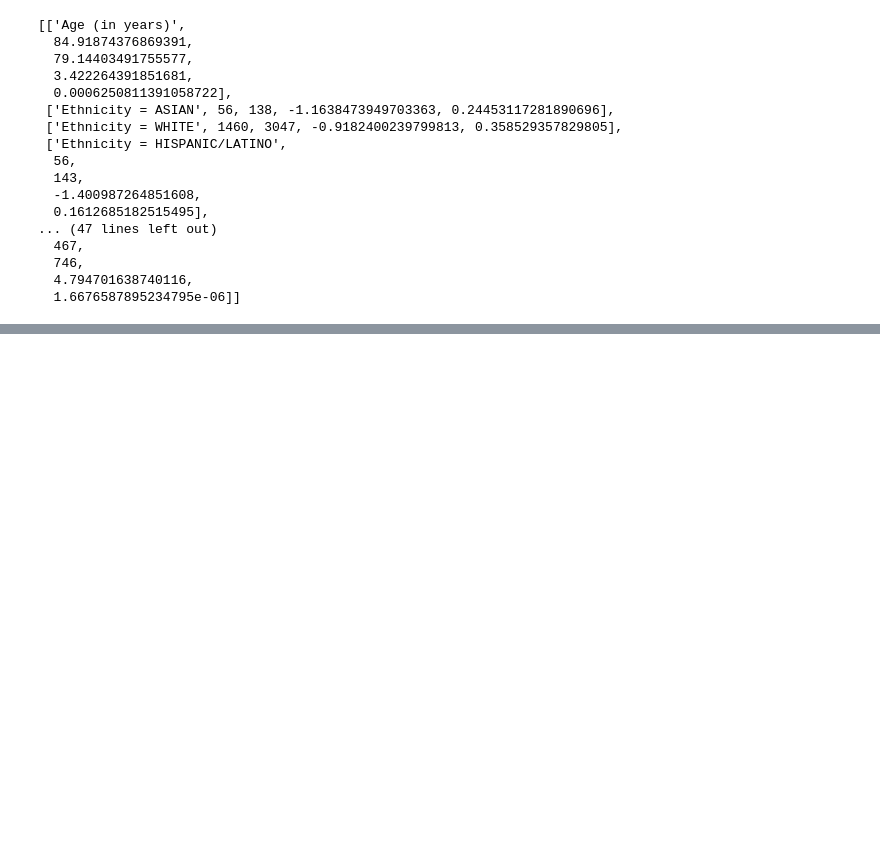
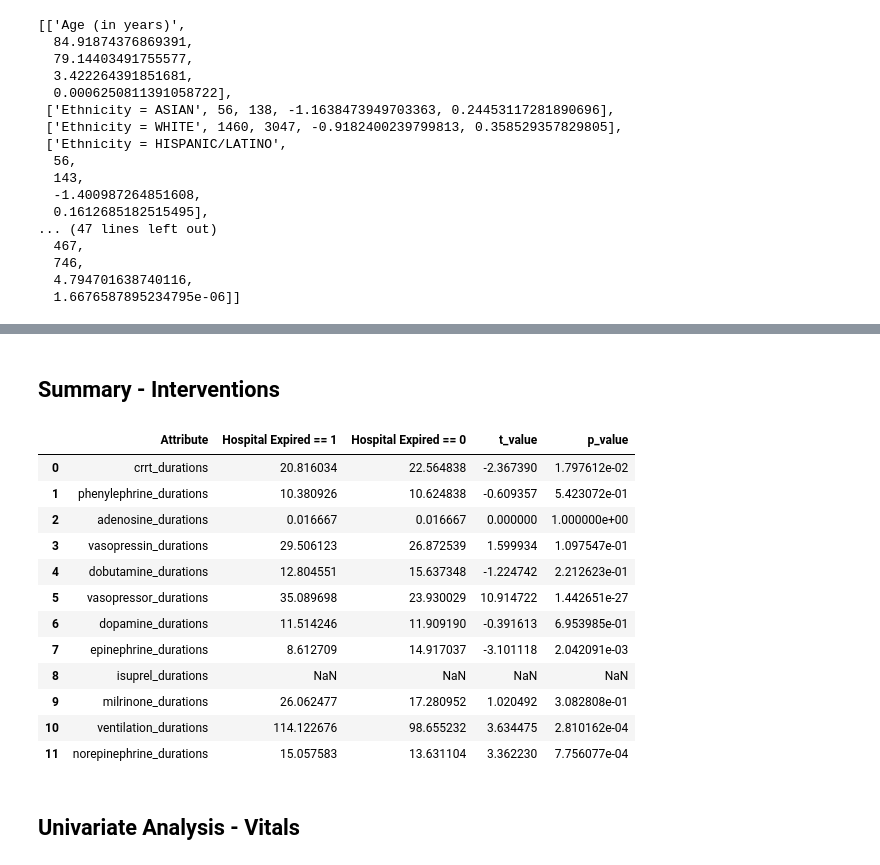
Before and after one commit to ryashpal/mimic_iii_explore, a Jupyter notebook: analysis/statistical/aim2_inpatient_mortality.ipynb, the cells around one changed output, grey strips where cells are left out. Cells and saved outputs as stored; diff of their text form; code cells hidden in the pictures; blank space fills up the shorter version.

```diff
--- a/analysis/statistical/aim2_inpatient_mortality.ipynb
+++ b/analysis/statistical/aim2_inpatient_mortality.ipynb
@@ -713,0 +1086,18 @@ table1_df
+# %%
+patients_he_1 = sepsis_patients[(sepsis_patients.hospital_expire_flag==1) & sepsis_patients.los_icu.notna()].los_icu
+patients_he_0 = sepsis_patients[(sepsis_patients.hospital_expire_flag==0) & sepsis_patients.los_icu.notna()].los_icu
+t_value, p_value = stats.ttest_ind(
+        patients_he_1,
+        patients_he_0
+)
+
+table2_data.append(
+    [
+        'LOS ICU',
+        patients_he_1.mean(),
+        patients_he_0.mean(),
+        t_value,
+        p_value
+    ]
+)
+table2_data
@@ -713,0 +1137,2 @@ table1_df
+# %%
+table3_data = []
@@ -713,0 +1202,21 @@ table1_df
+# %% [markdown]
+## Summary - Interventions
+# %%
+table3_df = pd.DataFrame(table3_data, columns=['Attribute', 'Hospital Expired == 1', 'Hospital Expired == 0', 't_value', 'p_value'])
+table3_df
+# %% [output]
+|  | Attribute | Hospital Expired == 1 | Hospital Expired == 0 | t_value | p_value |
+| 0 | crrt_durations | 20.816034 | 22.564838 | -2.367390 | 1.797612e-02 |
+| 1 | phenylephrine_durations | 10.380926 | 10.624838 | -0.609357 | 5.423072e-01 |
+| 2 | adenosine_durations | 0.016667 | 0.016667 | 0.000000 | 1.000000e+00 |
+| 3 | vasopressin_durations | 29.506123 | 26.872539 | 1.599934 | 1.097547e-01 |
+| 4 | dobutamine_durations | 12.804551 | 15.637348 | -1.224742 | 2.212623e-01 |
+| 5 | vasopressor_durations | 35.089698 | 23.930029 | 10.914722 | 1.442651e-27 |
+| 6 | dopamine_durations | 11.514246 | 11.909190 | -0.391613 | 6.953985e-01 |
+| 7 | epinephrine_durations | 8.612709 | 14.917037 | -3.101118 | 2.042091e-03 |
+| 8 | isuprel_durations | NaN | NaN | NaN | NaN |
+| 9 | milrinone_durations | 26.062477 | 17.280952 | 1.020492 | 3.082808e-01 |
+| 10 | ventilation_durations | 114.122676 | 98.655232 | 3.634475 | 2.810162e-04 |
+| 11 | norepinephrine_durations | 15.057583 | 13.631104 | 3.362230 | 7.756077e-04 |
+# %% [markdown]
+## Univariate Analysis - Vitals
```
Also changed, not shown: parts of 29 cells of this notebook.
